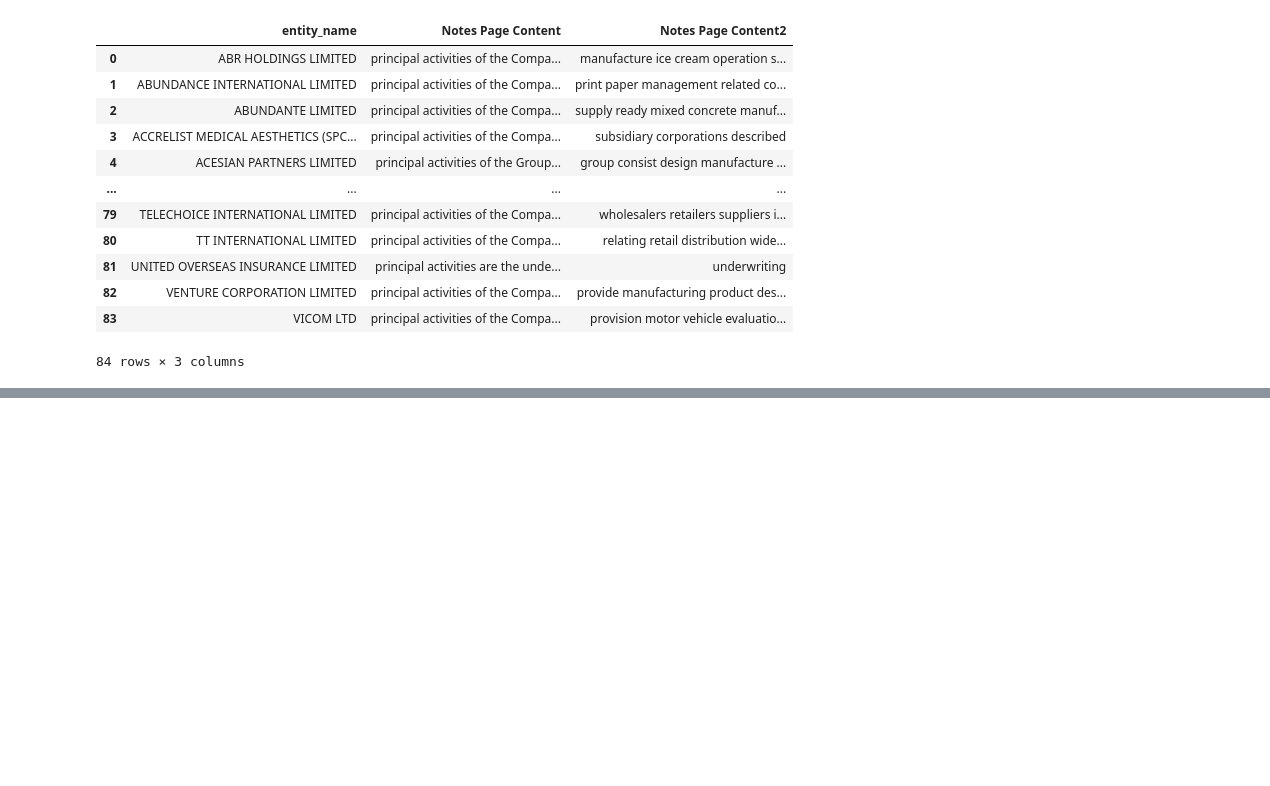
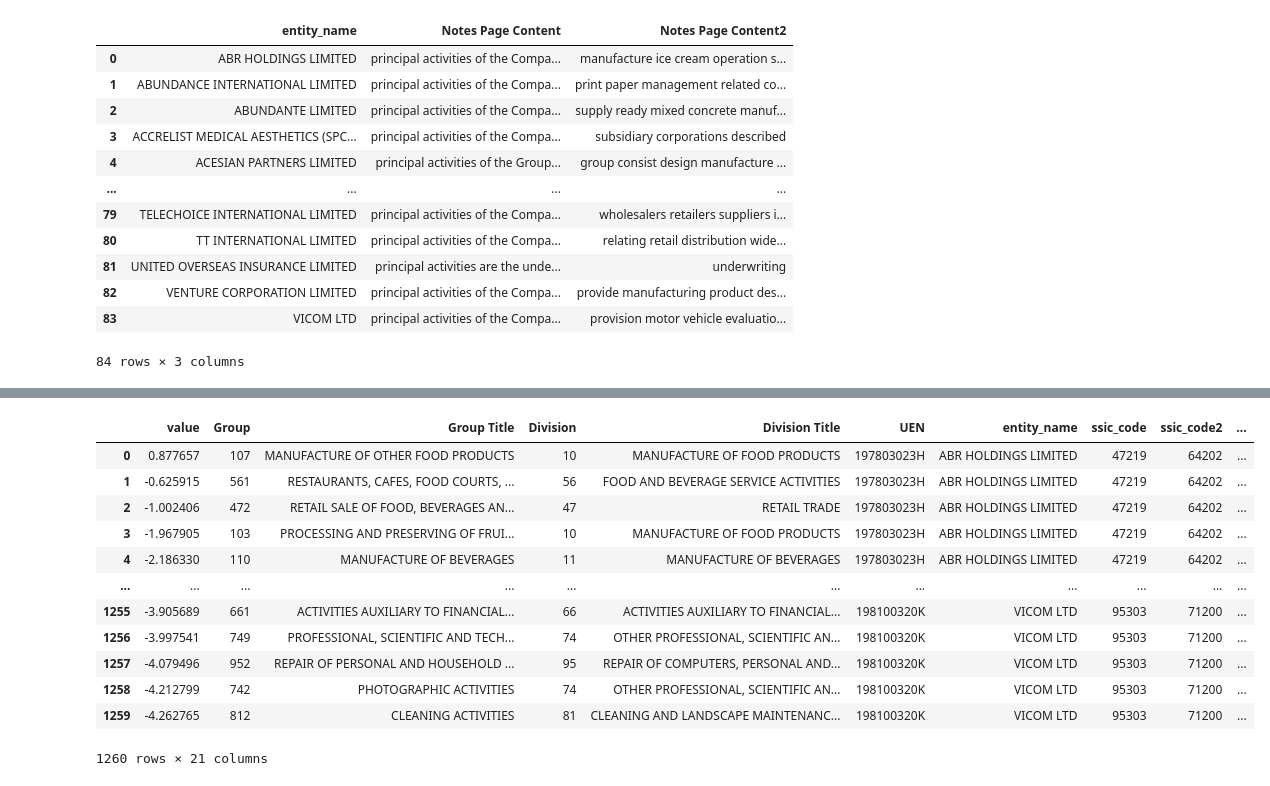
Before and after one commit to yorwel/ssicsync, a Jupyter notebook: 1. Model Load & Test.ipynb, the cells around one changed output, grey strips where cells are left out. Saved outputs shown, nothing was run; the diff lists cells and outputs as text; code cells hidden in the pictures; blank space fills up the shorter version.

```diff
--- a/1. Model Load & Test.ipynb
+++ b/1. Model Load & Test.ipynb
@@ -186,7 +186,8 @@ def predict_text(text, top_n=top_n_predictions):
     final_merged_df = merged_df2.merge(oneup_merged_df, on=oneup_lvl_train, how='left')
 
     # Return the results as a list of dictionaries
-    return final_merged_df[['value', lvl_train, lvl_train_title, oneup_lvl_train, oneup_lvl_train_title]]
+    # return final_merged_df[['value', lvl_train, lvl_train_title, oneup_lvl_train, oneup_lvl_train_title]]
+    return final_merged_df[['value', lvl_train, lvl_train_title, oneup_lvl_train, oneup_lvl_train_title]].to_dict(orient='records')
 # %% [output]
 A value is trying to be set on a copy of a slice from a DataFrame.
 Try using .loc[row_indexer,col_indexer] = value instead
@@ -570 +358,52 @@ prediction_df[prediction_df['entity_name'] == 'ANNAIK LIMITED'].head(2)
+# %%
+# Validation Data
+
+vdf_filepath = r"dataSources\ScrapedOutputFiles\(Roy) data validation.csv"
+vdf = pd.read_csv(vdf_filepath, dtype = str)
+
+# Create an empty list to store the predictions
+predictions = []
+
+# Iterate over each row of the DataFrame and apply the prediction function
+for idx, row in vdf.iterrows():
+    text = row['Notes Page Content2']
+    result = predict_text(text)
+    for pred in result:
+        pred.update({
+            'UEN': row['UEN'],
+            'entity_name': row['entity_name'],
+            'ssic_code': row['ssic_code'],
+            'ssic_code2': row['ssic_code2'],
+            'Notes Page Content': row['Notes Page Content'],
+            'Notes Page Content2': text,
+            'mSection': row['Section'],
+            'mSection2': row['Section' + "2"],
+            'mDivision': row['Division'],
+            'mDivision2': row['Division' + "2"],
+            'mGroup': row['Group'],
+            'mGroup2': row['Group' + "2"],
+            'mClass': row['Class'],
+            'mClass2': row['Class' + "2"],
+            'mSub-class': row['Sub-class'],
+            'mSub-class2': row['Sub-class' + "2"]
+        })
+        predictions.append(pred)
+
+# Create a DataFrame from the list of predictions
+prediction_df = pd.DataFrame(predictions)
+prediction_df
+# %% [output]
+|  | value | Group | Group Title | Division | Division Title | UEN | entity_name | ssic_code | ssic_code2 | ... |
+| 0 | 0.877657 | 107 | MANUFACTURE OF OTHER FOOD PRODUCTS | 10 | MANUFACTURE OF FOOD PRODUCTS | 197803023H | ABR HOLDINGS LIMITED | 47219 | 64202 | ... |
+| 1 | -0.625915 | 561 | RESTAURANTS, CAFES, FOOD COURTS, ... | 56 | FOOD AND BEVERAGE SERVICE ACTIVITIES | 197803023H | ABR HOLDINGS LIMITED | 47219 | 64202 | ... |
+| 2 | -1.002406 | 472 | RETAIL SALE OF FOOD, BEVERAGES AN... | 47 | RETAIL TRADE | 197803023H | ABR HOLDINGS LIMITED | 47219 | 64202 | ... |
+| 3 | -1.967905 | 103 | PROCESSING AND PRESERVING OF FRUI... | 10 | MANUFACTURE OF FOOD PRODUCTS | 197803023H | ABR HOLDINGS LIMITED | 47219 | 64202 | ... |
+| 4 | -2.186330 | 110 | MANUFACTURE OF BEVERAGES | 11 | MANUFACTURE OF BEVERAGES | 197803023H | ABR HOLDINGS LIMITED | 47219 | 64202 | ... |
+| ... | ... | ... | ... | ... | ... | ... | ... | ... | ... | ... |
+| 1255 | -3.905689 | 661 | ACTIVITIES AUXILIARY TO FINANCIAL... | 66 | ACTIVITIES AUXILIARY TO FINANCIAL... | 198100320K | VICOM LTD | 95303 | 71200 | ... |
+| 1256 | -3.997541 | 749 | PROFESSIONAL, SCIENTIFIC AND TECH... | 74 | OTHER PROFESSIONAL, SCIENTIFIC AN... | 198100320K | VICOM LTD | 95303 | 71200 | ... |
+| 1257 | -4.079496 | 952 | REPAIR OF PERSONAL AND HOUSEHOLD ... | 95 | REPAIR OF COMPUTERS, PERSONAL AND... | 198100320K | VICOM LTD | 95303 | 71200 | ... |
+| 1258 | -4.212799 | 742 | PHOTOGRAPHIC ACTIVITIES | 74 | OTHER PROFESSIONAL, SCIENTIFIC AN... | 198100320K | VICOM LTD | 95303 | 71200 | ... |
+| 1259 | -4.262765 | 812 | CLEANING ACTIVITIES | 81 | CLEANING AND LANDSCAPE MAINTENANC... | 198100320K | VICOM LTD | 95303 | 71200 | ... |
+1260 rows × 21 columns
 # %%
```
Also changed, not shown: parts of 12 cells of this notebook, 3 other files.
